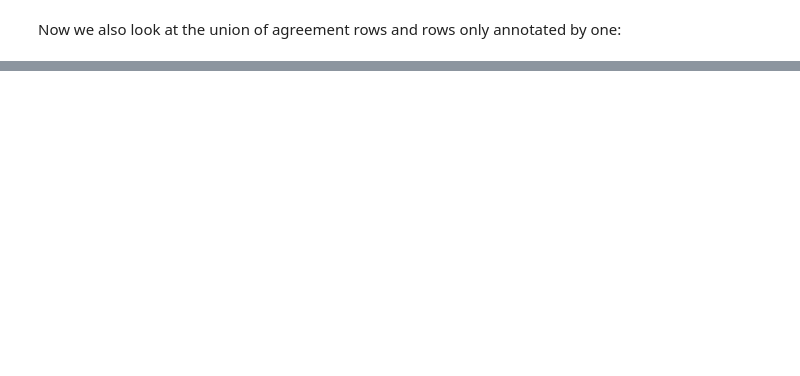
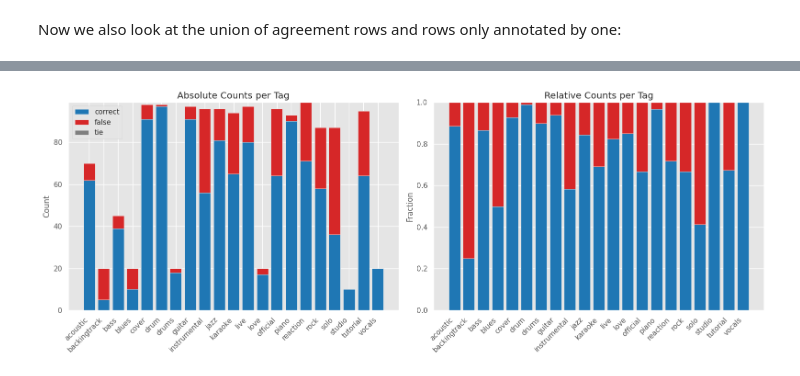
Before and after one commit to progsi/divers_dataset, a Jupyter notebook: tag_quality.ipynb, the cells around one changed output, grey strips where cells are left out. Saved outputs shown, nothing was run; the diff lists cells and outputs as text; code cells hidden in the pictures; blank space fills up the shorter version.

```diff
--- a/tag_quality.ipynb
+++ b/tag_quality.ipynb
@@ -233,0 +279,47 @@ plot_tag_correct(df_one_or_agree_annots)
+# %%
+colA, colB = df_wide.columns[:2]
+
+mask_keep = (
+    # both values agree (including non-NaN)
+    (df_wide[colA] == df_wide[colB]) |
+    # or only one is NaN
+    (df_wide[colA].isna() ^ df_wide[colB].isna())
+)
+
+df_wide2annots_1annot = df_wide.loc[mask_keep]
+# %%
+# Assume df_wide has MultiIndex and two annotator columns
+colA, colB = df_wide2annots_1annot.columns[:2]  # first two columns are the annotators
+id_cols = df_wide2annots_1annot.index.names       # your ID columns in the MultiIndex
+
+# Reset index to get ID columns as regular columns
+df_long2annots_1annot = df_wide2annots_1annot.reset_index().copy()
+
+def summarize_vote_one_nan(a, b):
+    """
+    Summarize two annotator votes:
+    - Both equal → 'correct' (1) or 'false' (0)
+    - One NaN, one value → take the value
+    - Both different non-NaN → 'tie'
+    """
+    if pd.isna(a) and not pd.isna(b):
+        a = b
+    elif pd.isna(b) and not pd.isna(a):
+        b = a
+
+    if a == b:
+        if a == 1:
+            return "correct"
+        elif a == 0:
+            return "false"
+        else:
+            return None  # both NaN
+    else:
+        return "tie"
+
+df_long2annots_1annot["vote_summary"] = df_long2annots_1annot.apply(lambda row: summarize_vote_one_nan(row[colA], row[colB]), axis=1)
+df_long2annots_1annot = df_long2annots_1annot[id_cols + ["vote_summary"]]
+# %%
+plot_vote_summary(df_long2annots_1annot, id_col="tag", vote_col="vote_summary")
+# %% [output]
+[figure, added]
```
Also changed, not shown: parts of 16 cells of this notebook.
